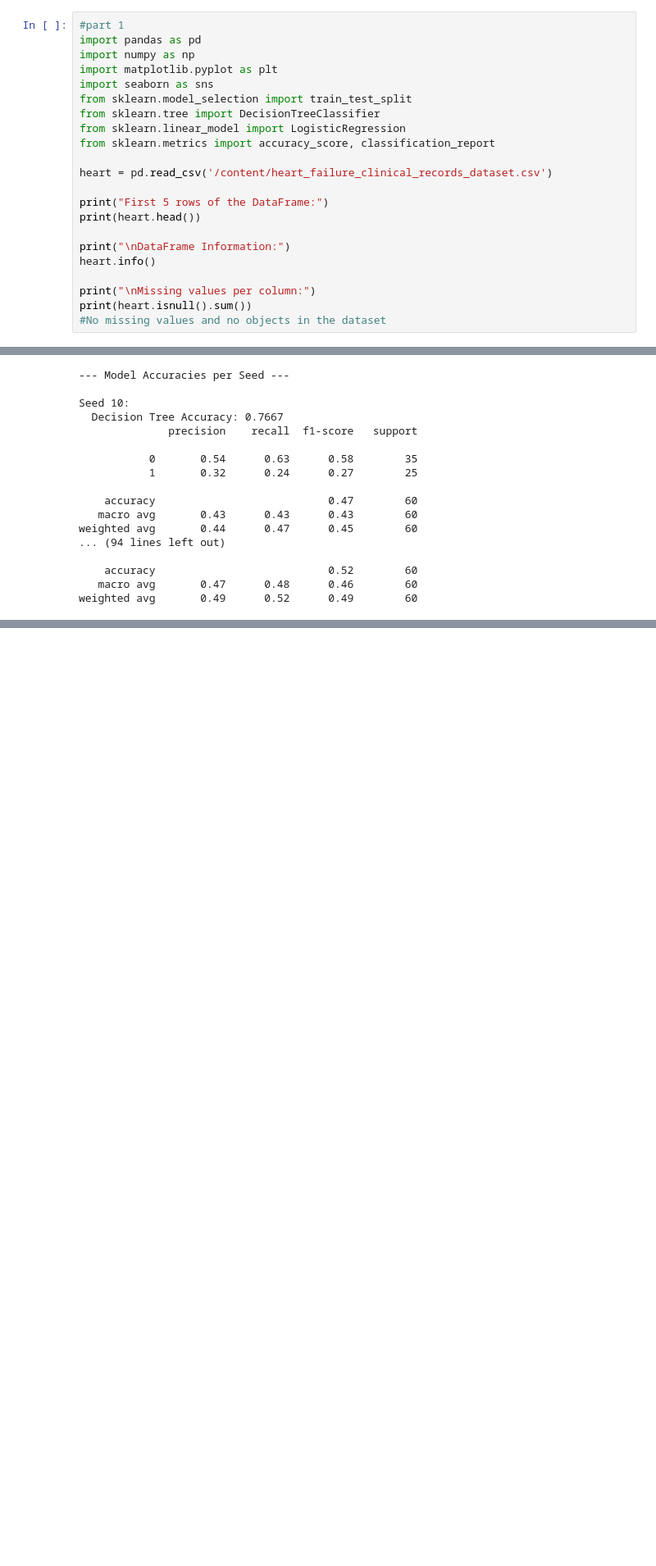
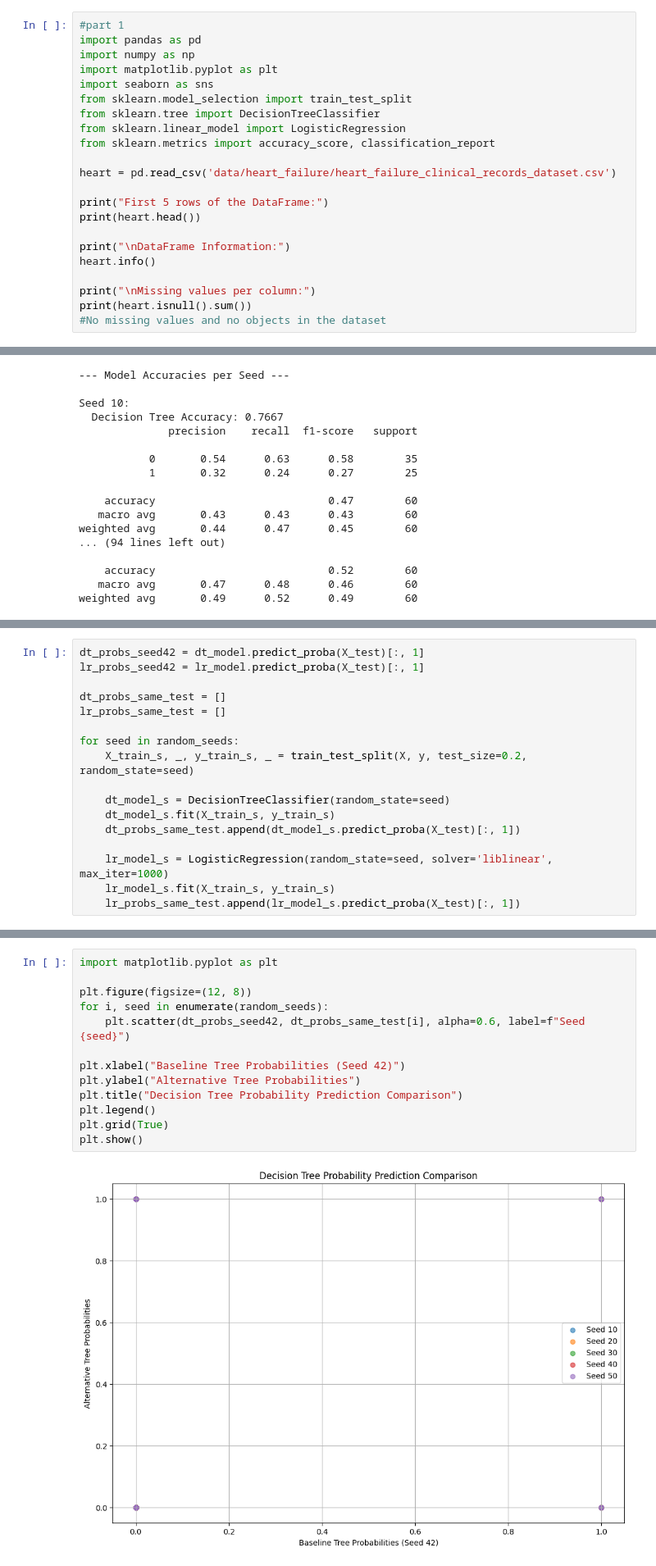
Before and after one commit to ap-vp/lab_tree_stability, a Jupyter notebook: lab_notebook.ipynb, the cells around one changed output, grey strips where cells are left out. Shown at 82% size. Drawn from its saved outputs; the diff is of its cells as text; blank space fills up the shorter version.

```diff
--- a/lab_notebook.ipynb
+++ b/lab_notebook.ipynb
@@ -33,7 +31,7 @@ from sklearn.tree import DecisionTreeClassifier
 from sklearn.linear_model import LogisticRegression
 from sklearn.metrics import accuracy_score, classification_report
 
-heart = pd.read_csv('/content/heart_failure_clinical_records_dataset.csv')
+heart = pd.read_csv('data/heart_failure/heart_failure_clinical_records_dataset.csv')
 
 print("First 5 rows of the DataFrame:")
 print(heart.head())
@@ -472,0 +280,17 @@ Logistic Regression (Base Seed 42 vs. Alternative Seed 50):
+# %%
+dt_probs_seed42 = dt_model.predict_proba(X_test)[:, 1]
+lr_probs_seed42 = lr_model.predict_proba(X_test)[:, 1]
+
+dt_probs_same_test = []
+lr_probs_same_test = []
+
+for seed in random_seeds:
+    X_train_s, _, y_train_s, _ = train_test_split(X, y, test_size=0.2, random_state=seed)
+
+    dt_model_s = DecisionTreeClassifier(random_state=seed)
+    dt_model_s.fit(X_train_s, y_train_s)
+    dt_probs_same_test.append(dt_model_s.predict_proba(X_test)[:, 1])
+
+    lr_model_s = LogisticRegression(random_state=seed, solver='liblinear', max_iter=1000)
+    lr_model_s.fit(X_train_s, y_train_s)
+    lr_probs_same_test.append(lr_model_s.predict_proba(X_test)[:, 1])
@@ -472,0 +299,15 @@ Logistic Regression (Base Seed 42 vs. Alternative Seed 50):
+# %%
+import matplotlib.pyplot as plt
+
+plt.figure(figsize=(12, 8))
+for i, seed in enumerate(random_seeds):
+    plt.scatter(dt_probs_seed42, dt_probs_same_test[i], alpha=0.6, label=f"Seed {seed}")
+
+plt.xlabel("Baseline Tree Probabilities (Seed 42)")
+plt.ylabel("Alternative Tree Probabilities")
+plt.title("Decision Tree Probability Prediction Comparison")
+plt.legend()
+plt.grid(True)
+plt.show()
+# %% [output]
+[figure, added]
```
Also changed, not shown: parts of 24 cells of this notebook.
